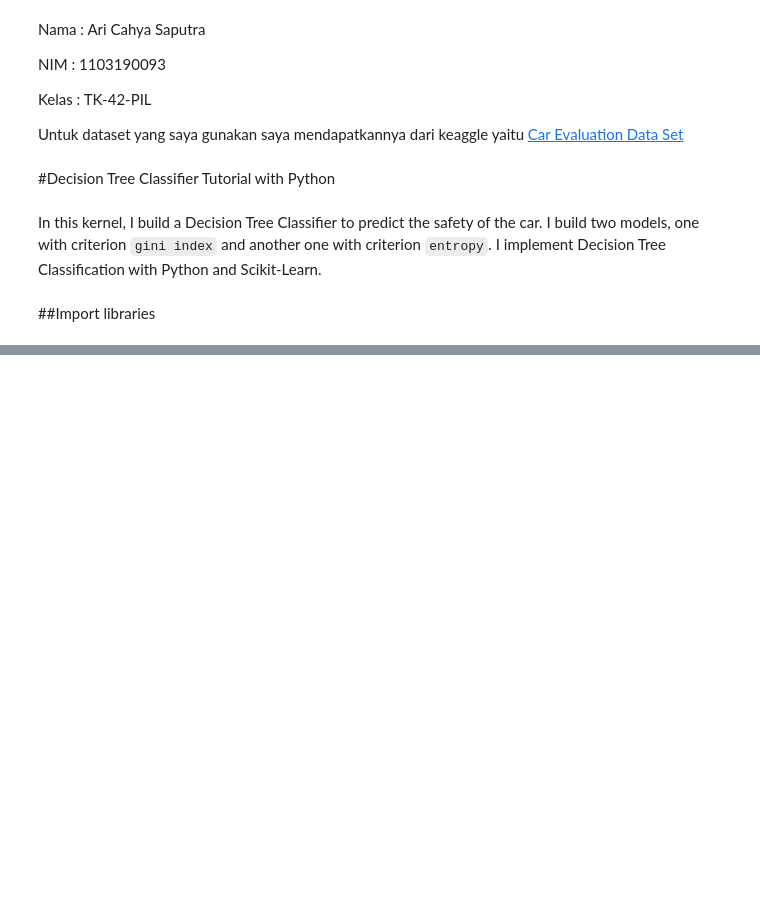
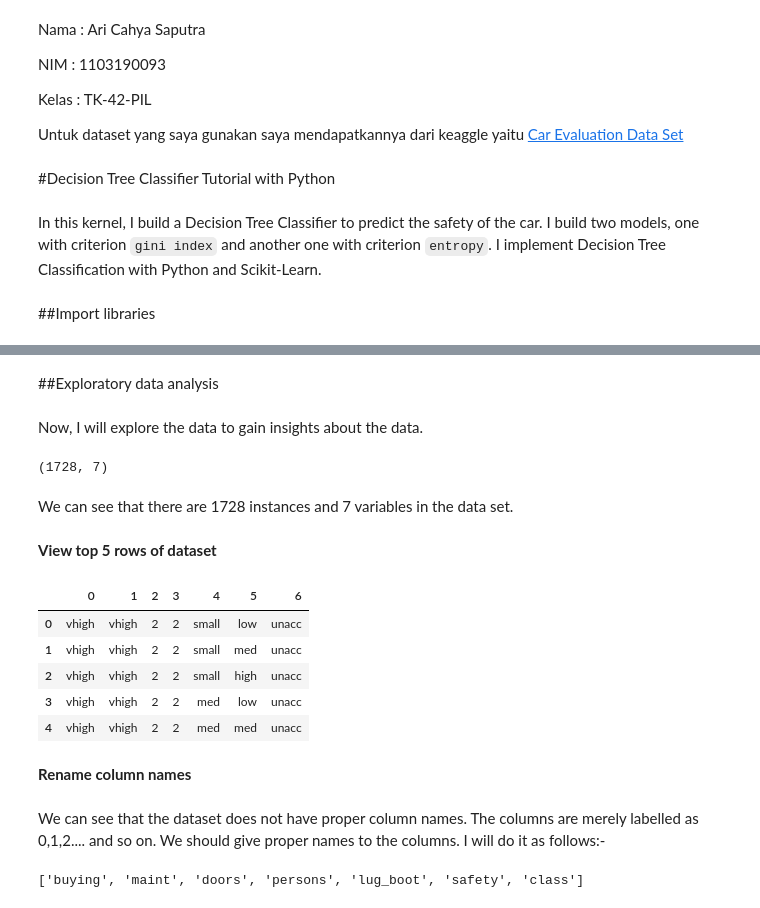
Before and after one commit to aricahyasaputra/machine-learning-course-assigment, a Jupyter notebook: Minggu 3 KNN/Tugas_Minggu_3_Decision_Tree_Classifier_Kaggle.ipynb, the cells around one changed output, grey strips where cells are left out. Drawn from its saved outputs; the diff is of its cells as text; code cells hidden in the pictures; blank space fills up the shorter version.

```diff
--- a/Minggu 3 KNN/Tugas_Minggu_3_Decision_Tree_Classifier_Kaggle.ipynb
+++ b/Minggu 3 KNN/Tugas_Minggu_3_Decision_Tree_Classifier_Kaggle.ipynb
@@ -40,0 +49,44 @@ for dirname, _, filenames in os.walk('/kaggle/input'):
+# %%
+data = 'https://raw.githubusercontent.com/aricahyasaputra/machine-learning-course-assigment/main/Minggu%203%20KNN/car_evaluation.csv'
+
+df = pd.read_csv(data, header=None)
+# %% [markdown]
+##Exploratory data analysis
+# %% [markdown]
+Now, I will explore the data to gain insights about the data.
+# %%
+# view dimensions of dataset
+
+df.shape
+# %% [output]
+(1728, 7)
+# %% [markdown]
+We can see that there are 1728 instances and 7 variables in the data set.
+# %% [markdown]
+
+**View top 5 rows of dataset**
+# %%
+# preview the dataset
+
+df.head()
+# %% [output]
+|  | 0 | 1 | 2 | 3 | 4 | 5 | 6 |
+| 0 | vhigh | vhigh | 2 | 2 | small | low | unacc |
+| 1 | vhigh | vhigh | 2 | 2 | small | med | unacc |
+| 2 | vhigh | vhigh | 2 | 2 | small | high | unacc |
+| 3 | vhigh | vhigh | 2 | 2 | med | low | unacc |
+| 4 | vhigh | vhigh | 2 | 2 | med | med | unacc |
+# %% [markdown]
+
+ **Rename column names**
+# %% [markdown]
+We can see that the dataset does not have proper column names. The columns are merely labelled as 0,1,2.... and so on. We should give proper names to the columns. I will do it as follows:-
+# %%
+col_names = ['buying', 'maint', 'doors', 'persons', 'lug_boot', 'safety', 'class']
+
+
+df.columns = col_names
+
+col_names
+# %% [output]
+['buying', 'maint', 'doors', 'persons', 'lug_boot', 'safety', 'class']
```
Also changed, not shown: parts of 87 cells of this notebook.
